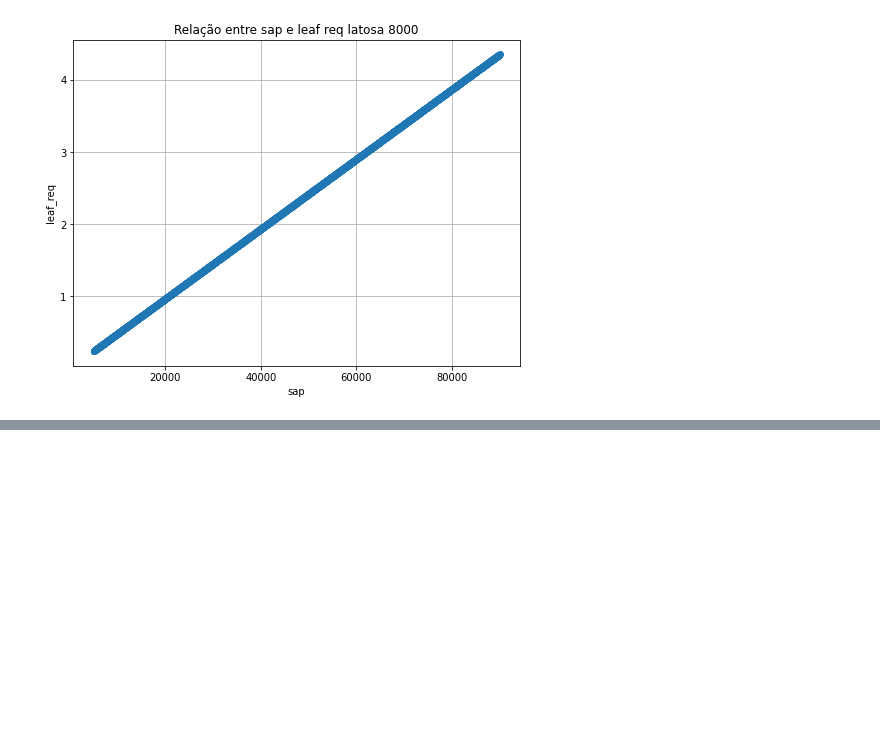
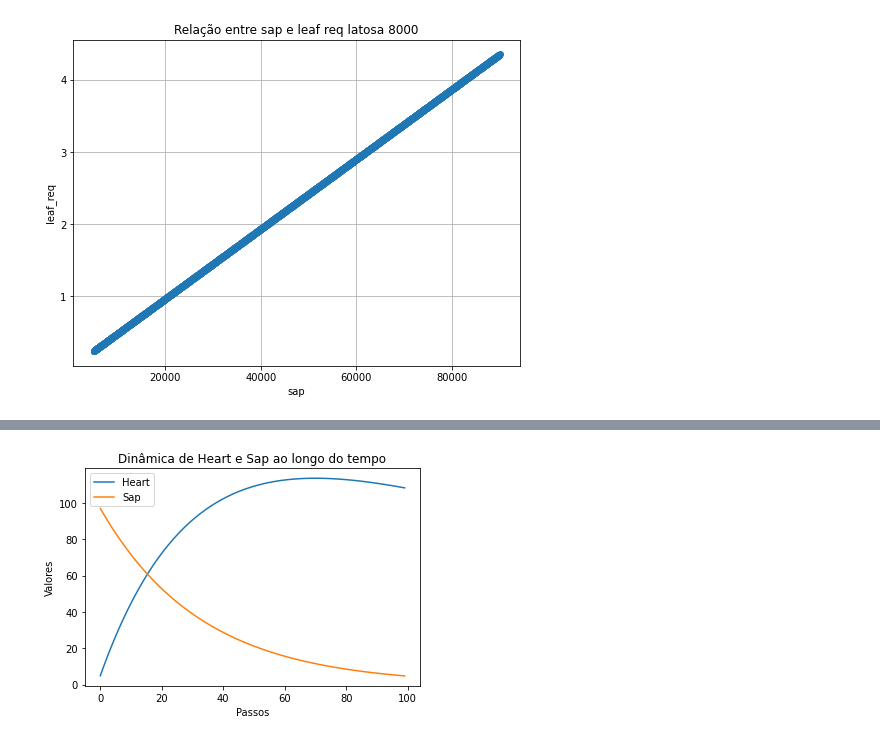
Before and after one commit to ma-gutii/CAETE-DVM-alloc-allom, a Jupyter notebook: src/Untitled-1.ipynb, the cells around one changed output, grey strips where cells are left out. Saved outputs shown, nothing was run; the diff lists cells and outputs as text; code cells hidden in the pictures; blank space fills up the shorter version.

```diff
--- a/src/Untitled-1.ipynb
+++ b/src/Untitled-1.ipynb
@@ -546,0 +617,44 @@ plt.show()
+# %%
+# Taxa de aumento de sap
+taxa_aumento_sap = 0.02
+
+# Taxa de decaimento de sap
+taxa_decaimento_sap = 1/20
+
+# Taxa de decaimento de heart
+taxa_decaimento_heart = 1/200
+
+# Número de passos
+num_passos = 100
+
+# Valor inicial de heart e sap
+heart = 0
+sap = 100
+
+# Listas para armazenar os valores de heart e sap ao longo do tempo
+heart_valores = []
+sap_valores = []
+
+# Simulação ao longo dos passos
+for _ in range(num_passos):
+    # Atualização de sap
+    sap += sap * taxa_aumento_sap - sap * taxa_decaimento_sap
+
+    # Atualização de heart com base em sap
+    heart += sap * (1/20) - heart * taxa_decaimento_heart
+
+    sap_valores.append(sap)
+    heart_valores.append(heart)
+
+# Agora você pode visualizar os valores de heart e sap ao longo do tempo
+import matplotlib.pyplot as plt
+
+plt.plot(range(num_passos), heart_valores, label='Heart')
+plt.plot(range(num_passos), sap_valores, label='Sap')
+plt.xlabel('Passos')
+plt.ylabel('Valores')
+plt.title('Dinâmica de Heart e Sap ao longo do tempo')
+plt.legend()
+plt.show()
+# %% [output]
+[figure, added]
```
Also changed, not shown: parts of 3 cells of this notebook, 4 other files.
